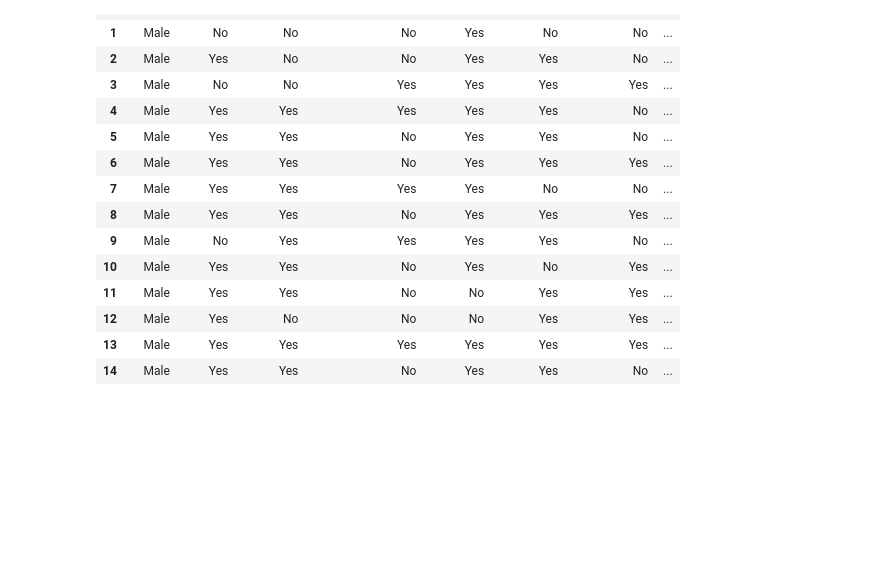
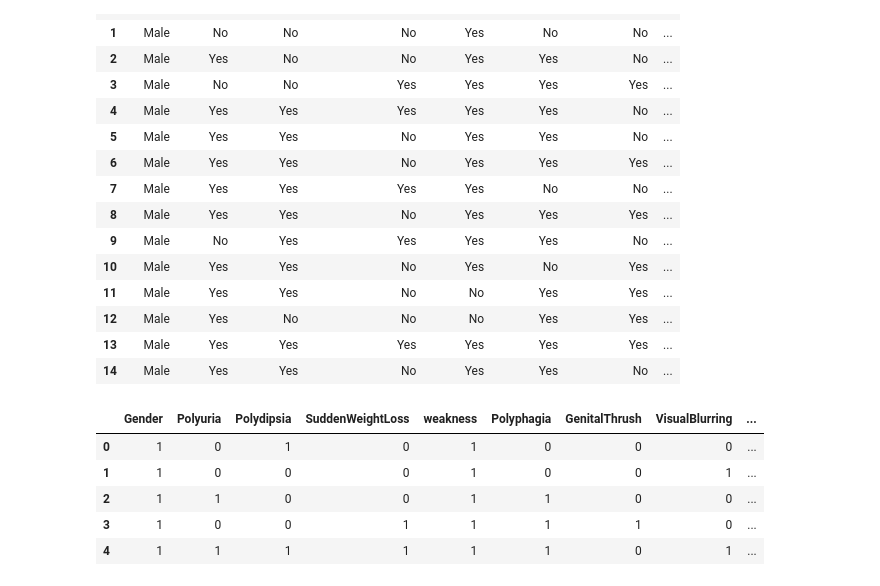
Before and after one commit to pdpavandesai/MergingDiabetesData, a Jupyter notebook: DuttaDatasetAnalysis.ipynb, the cells around one changed output. Saved outputs shown, nothing was run; the diff lists cells and outputs as text; code cells hidden in the pictures; blank space fills up the shorter version.

```diff
--- a/DuttaDatasetAnalysis.ipynb
+++ b/DuttaDatasetAnalysis.ipynb
@@ -395,7 +396,7 @@ selectedFeatures = ['Gender',
  'visual blurring',
  'partial paresis',
  'Alopecia']
-dataForMerging = duttaDataset_Actual_Copy[selectedFeatures]
+dataForMerging = duttaDataset_Actual_Copy[selectedFeatures].copy()
 dataForMerging.head(15)
 # %% [output]
 |  | Gender | Polyuria | Polydipsia | sudden weight loss | weakness | Polyphagia | Genital thrush | ... |
@@ -414,3 +415,25 @@ dataForMerging.head(15)
 | 12 | Male | Yes | No | No | No | Yes | Yes | ... |
 | 13 | Male | Yes | Yes | Yes | Yes | Yes | Yes | ... |
 | 14 | Male | Yes | Yes | No | Yes | Yes | No | ... |
+# %%
+dataForMerging.rename(columns = {'sudden weight loss':'SuddenWeightLoss','Genital thrush' : 'GenitalThrush',
+                                 'visual blurring' : 'VisualBlurring', 'partial paresis' : 'PartialParesis'},inplace=True)
+# %%
+dataForMerging['Gender'] = LabelEncoder().fit_transform(dataForMerging.Gender)
+dataForMerging['Polyuria'] = LabelEncoder().fit_transform(dataForMerging.Polyuria)
+dataForMerging['Polydipsia'] = LabelEncoder().fit_transform(dataForMerging.Polydipsia)
+dataForMerging['SuddenWeightLoss'] = LabelEncoder().fit_transform(dataForMerging.SuddenWeightLoss)
+dataForMerging['weakness'] = LabelEncoder().fit_transform(dataForMerging.weakness)
+dataForMerging['Polyphagia'] = LabelEncoder().fit_transform(dataForMerging.Polyphagia)
+dataForMerging['GenitalThrush'] = LabelEncoder().fit_transform(dataForMerging.GenitalThrush)
+dataForMerging['VisualBlurring'] = LabelEncoder().fit_transform(dataForMerging.VisualBlurring)
+dataForMerging['PartialParesis'] = LabelEncoder().fit_transform(dataForMerging.PartialParesis)
+dataForMerging['Alopecia'] = LabelEncoder().fit_transform(dataForMerging.Alopecia)
+dataForMerging.head()
+# %% [output]
+|  | Gender | Polyuria | Polydipsia | SuddenWeightLoss | weakness | Polyphagia | GenitalThrush | VisualBlurring | ... |
+| 0 | 1 | 0 | 1 | 0 | 1 | 0 | 0 | 0 | ... |
+| 1 | 1 | 0 | 0 | 0 | 1 | 0 | 0 | 1 | ... |
+| 2 | 1 | 1 | 0 | 0 | 1 | 1 | 0 | 0 | ... |
+| 3 | 1 | 0 | 0 | 1 | 1 | 1 | 1 | 0 | ... |
+| 4 | 1 | 1 | 1 | 1 | 1 | 1 | 0 | 1 | ... |
```
Also changed, not shown: parts of 2 cells of this notebook.
